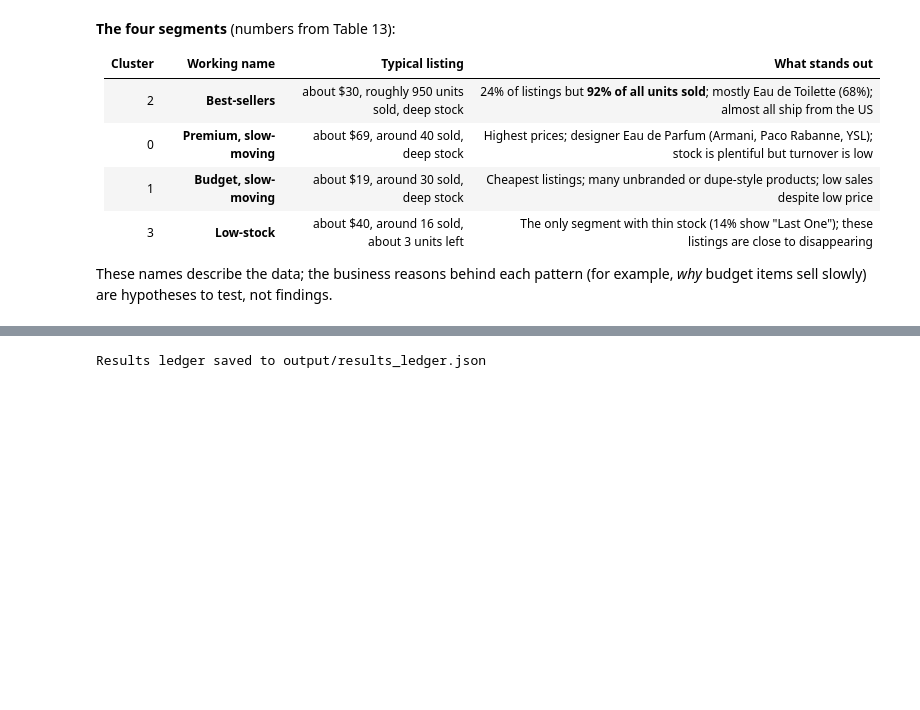
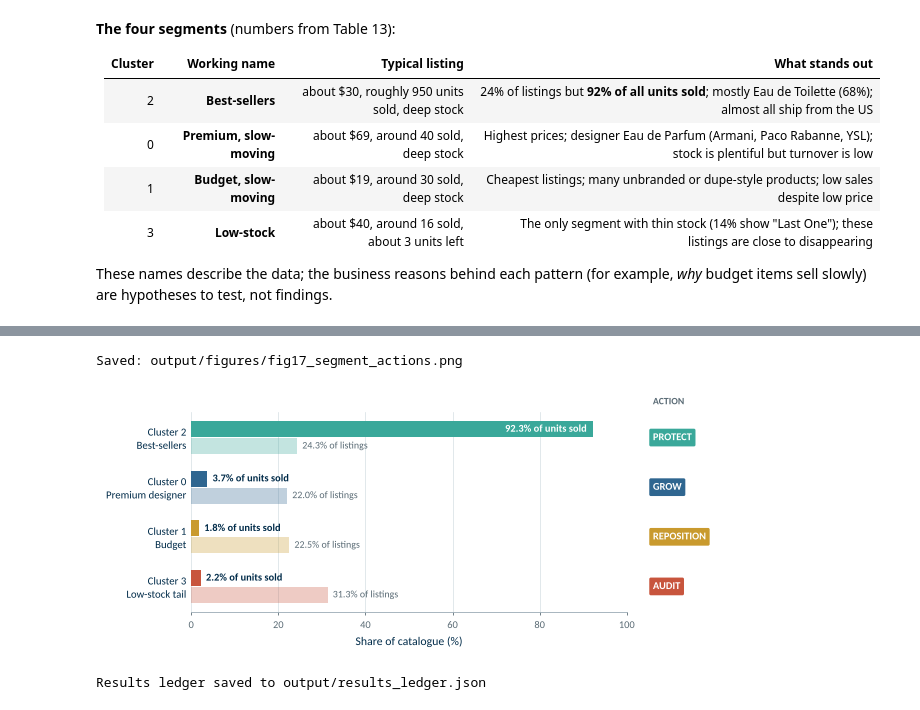
Before and after one commit to kvmmn/_COM7022_MachineLearning, a Jupyter notebook: COM7022 - Assignment/COM7022_Clustering_25199053.ipynb, the cells around one changed output, grey strips where cells are left out. Saved outputs shown, nothing was run; the diff lists cells and outputs as text; code cells hidden in the pictures; blank space fills up the shorter version.

```diff
--- a/COM7022 - Assignment/COM7022_Clustering_25199053.ipynb
+++ b/COM7022 - Assignment/COM7022_Clustering_25199053.ipynb
@@ -1622,3 +1742,41 @@ These names describe the data; the business reasons behind each pattern (for exa
+# %%
+# Figure 17: share of listings vs share of units sold per segment, with the recommended action
+action_order = [(2, "Best-sellers", "PROTECT"), (0, "Premium designer", "GROW"), (1, "Budget", "REPOSITION"),
+                (3, "Low-stock tail", "AUDIT")]
+fig = plt.figure(figsize=(TEXT_WIDTH, 2.7), layout="none")
+ax = fig.add_axes([0.17, 0.16, 0.66, 0.74])
+for i, (c, name, act) in enumerate(action_order):
+    listings_pct = profile.loc[c, "share_of_listings_pct"]
+    units_pct = profile.loc[c, "share_of_units_sold_pct"]
+    colour = CLUSTER_COLOURS[c]
+    ax.barh(i - 0.17, units_pct, height=0.32, color=colour)
+    ax.barh(i + 0.17, listings_pct, height=0.32, color=colour, alpha=0.3)
+    if units_pct > 60:       # a long bar carries its label inside, so it never meets the action tag
+        ax.text(units_pct - 1.5, i - 0.17, format(units_pct, ".1f") + "% of units sold", va="center", ha="right",
+                fontsize=7.5, color="white", fontweight="bold")
+    else:
+        ax.text(units_pct + 1.2, i - 0.17, format(units_pct, ".1f") + "% of units sold", va="center", fontsize=7.5,
+                color=MIDNIGHT, fontweight="bold")
+    ax.text(listings_pct + 1.2, i + 0.17, format(listings_pct, ".1f") + "% of listings", va="center", fontsize=7.2,
+            color=MUTE)
+    ax.text(106, i, act, va="center", ha="left", fontsize=7.5, fontweight="bold", color="white", clip_on=False,
+            bbox=dict(boxstyle="round,pad=0.35,rounding_size=0.15", fc=colour, ec="none"))
+ax.set_yticks(range(len(action_order)))
+ax.set_yticklabels(["Cluster " + str(c) + "\n" + n for c, n, _ in action_order], fontsize=7.8, color=MIDNIGHT)
+ax.invert_yaxis()
+ax.set_xlim(0, 100)
+ax.set_xlabel("Share of catalogue (%)")
+ax.tick_params(axis="y", length=0)
+ax.grid(axis="y", visible=False)
+ax.grid(axis="x", visible=True)
+for side in ("left",):
+    ax.spines[side].set_visible(False)
+ax.text(106, -0.72, "ACTION", fontsize=7, color=MUTE, fontweight="bold", va="center", clip_on=False)
+save_figure(fig, "fig17_segment_actions.png")
+plt.show()
+# %% [output]
+Saved: output/figures/fig17_segment_actions.png
+[figure, added]
 # %%
 # Save the frozen results ledger: cluster labels for every listing plus the headline numbers
 df[["Item_Name", "details", "product_type", "price", "sold", "stock_level", "stock_imputed",
```
Also changed, not shown: parts of 33 cells of this notebook, 15 other files.
